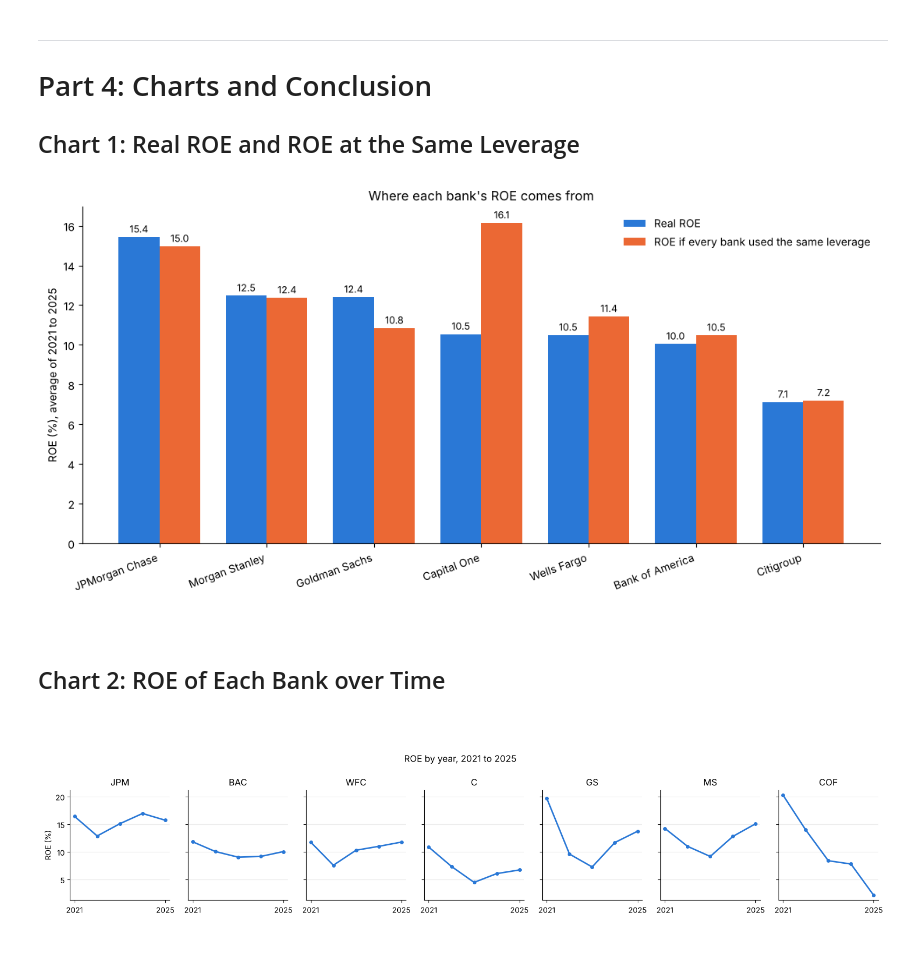
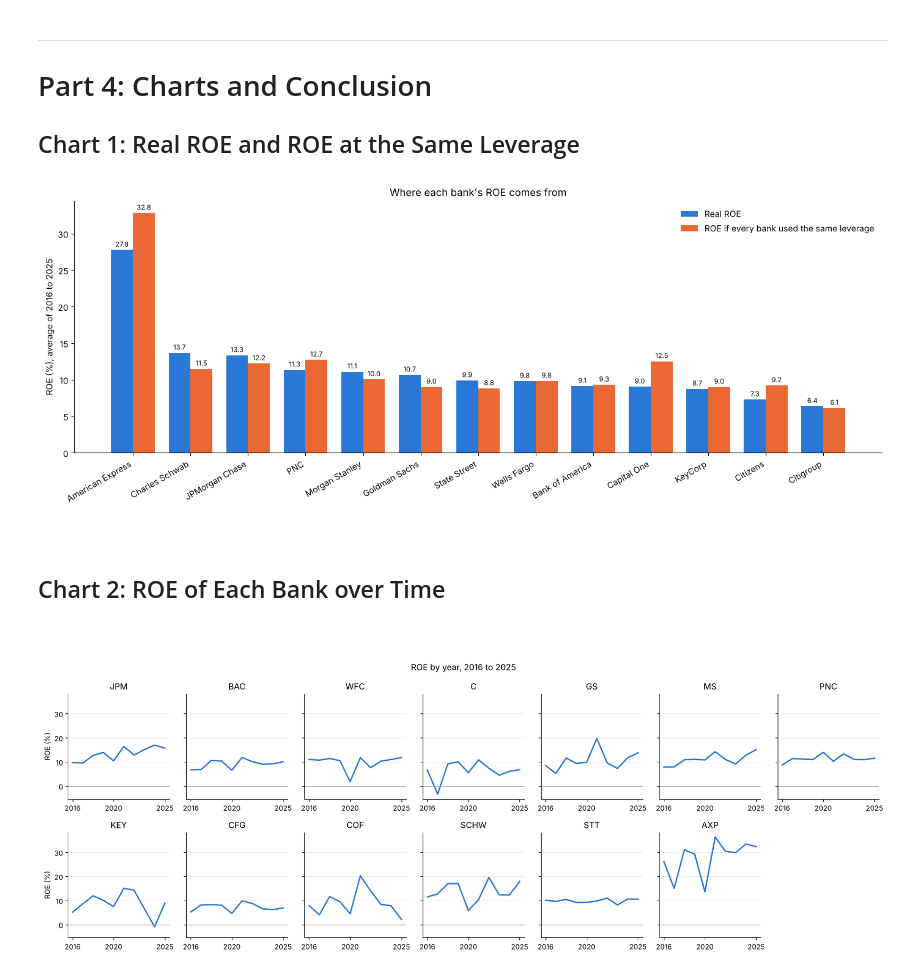
Before and after one commit to Rahulkulkarni2002/Bank-financial-ratio-analysis, a Jupyter notebook: Bank.ipynb, the cells around one changed output. Cells and saved outputs as stored; diff of their text form; code cells hidden in the pictures.

Commit message:
Expand to 13 banks over 10 years

```diff
--- a/Bank.ipynb
+++ b/Bank.ipynb
@@ -44,7 +44,7 @@ import pandas as pd
 
 headers = {"User-Agent": "Your Name your.email@example.com"}
 
-# The 7 banks and their SEC company numbers (CIK)
+# The 13 banks and their SEC company numbers (CIK)
 banks = {
     "JPM": 19617,
     "BAC": 70858,
@@ -52,7 +52,13 @@ banks = {
     "C": 831001,
     "GS": 886982,
     "MS": 895421,
+    "PNC": 713676,
+    "KEY": 91576,
+    "CFG": 759944,
     "COF": 927628,
+    "AXP": 4962,
+    "SCHW": 316709,
+    "STT": 93751,
 }
 # %% [markdown]
 <br>
@@ -64,7 +70,7 @@ Banks do not all use the same tag for revenue. Some report `Revenues`, others re
 # For each number we need: the tags to try, and whether it is a balance sheet number.
 # Income statement numbers cover a full year. Balance sheet numbers are a snapshot on December 31.
 items = {
-    "net_income": (["NetIncomeLoss"], False),
+    "net_income": (["NetIncomeLoss", "ProfitLoss"], False),
     "net_interest_income": (["InterestIncomeExpenseNet"], False),
     "revenue": (["Revenues", "RevenuesNetOfInterestExpense"], False),
     "noninterest_expense": (["NoninterestExpense"], False),
@@ -72,7 +78,7 @@ items = {
     "total_equity": (["StockholdersEquity"], True),
 }
 
-years = [2021, 2022, 2023, 2024, 2025]
+years = [2016, 2017, 2018, 2019, 2020, 2021, 2022, 2023, 2024, 2025]
 # %%
 rows = []
 
@@ -399,7 +448,7 @@ SELECT
     ROUND(f.roa_pct * t.typical_leverage, 2) AS roe_at_typical_leverage,
     ROUND(f.roe_pct - f.roa_pct * t.typical_leverage, 2) AS points_from_leverage,
     RANK() OVER (ORDER BY f.roe_pct DESC) AS rank_by_roe,
-    RANK() OVER (ORDER BY f.roa_pct DESC) AS rank_by_roa
+    RANK() OVER (ORDER BY f.roa_pct * t.typical_leverage DESC) AS rank_at_typical_leverage
 FROM five_year AS f
 CROSS JOIN typical AS t
 ORDER BY f.roe_pct DESC
@@ -454,37 +511,37 @@ Saved bank_ratios.csv and roe_breakdown.csv
 # %%
 import matplotlib.pyplot as plt
 import numpy as np
 
 names = dupont["bank_name"]
 x = np.arange(len(names))
 width = 0.38
 
-fig, ax = plt.subplots(figsize=(11, 5.5))
+fig, ax = plt.subplots(figsize=(14, 5.5))
 
 bars_1 = ax.bar(x - width / 2, dupont["roe_pct"], width, label="Real ROE", color="#2a78d6")
 bars_2 = ax.bar(
     x + width / 2,
     dupont["roe_at_typical_leverage"],
     width,
     label="ROE if every bank used the same leverage",
     color="#eb6834",
 )
 
-ax.bar_label(bars_1, fmt="%.1f", padding=2, fontsize=9)
-ax.bar_label(bars_2, fmt="%.1f", padding=2, fontsize=9)
+ax.bar_label(bars_1, fmt="%.1f", padding=2, fontsize=8)
+ax.bar_label(bars_2, fmt="%.1f", padding=2, fontsize=8)
 
 ax.set_xticks(x)
-ax.set_xticklabels(names, rotation=20, ha="right")
-ax.set_ylabel("ROE (%), average of 2021 to 2025")
+ax.set_xticklabels(names, rotation=30, ha="right")
+ax.set_ylabel("ROE (%), average of 2016 to 2025")
 ax.set_title("Where each bank's ROE comes from")
 ax.spines[["top", "right"]].set_visible(False)
 ax.legend(frameon=False)
 
 plt.tight_layout()
 plt.savefig("roe_breakdown.png", dpi=150)
 plt.show()
 # %% [output]
-[figure, old version]
+[figure, new version]
 # %% [markdown]
 <br>
 
@@ -494,21 +551,28 @@ plt.show()
 # %%
 roe_by_year = con.sql("SELECT ticker, year, roe_pct FROM ratios ORDER BY ticker, year").df()
 
-fig, axes = plt.subplots(1, 7, figsize=(16, 3.2), sharey=True)
+# American Express is far above the others, so it is listed last and the y-axis is shared
+tickers = ["JPM", "BAC", "WFC", "C", "GS", "MS", "PNC", "KEY", "CFG", "COF", "SCHW", "STT", "AXP"]
 
-for ax, ticker in zip(axes, ["JPM", "BAC", "WFC", "C", "GS", "MS", "COF"]):
+fig, axes = plt.subplots(2, 7, figsize=(17, 6), sharey=True)
+axes = axes.flatten()
+
+for ax, ticker in zip(axes, tickers):
     one = roe_by_year[roe_by_year["ticker"] == ticker]
-    ax.plot(one["year"], one["roe_pct"], color="#2a78d6", linewidth=2, marker="o", markersize=4)
+    ax.plot(one["year"], one["roe_pct"], color="#2a78d6", linewidth=2)
+    ax.axhline(0, color="#999999", linewidth=0.8)
     ax.set_title(ticker)
-    ax.set_xticks([2021, 2025])
+    ax.set_xticks([2016, 2020, 2025])
     ax.spines[["top", "right"]].set_visible(False)
     ax.grid(axis="y", alpha=0.25)
 
+axes[13].axis("off")
 axes[0].set_ylabel("ROE (%)")
-fig.suptitle("ROE by year, 2021 to 2025")
+axes[7].set_ylabel("ROE (%)")
+fig.suptitle("ROE by year, 2016 to 2025")
 
 plt.tight_layout()
 plt.savefig("roe_by_year.png", dpi=150)
 plt.show()
 # %% [output]
-[figure, old version]
+[figure, new version]
```
Also changed, not shown: parts of 18 cells of this notebook, 7 other files.
